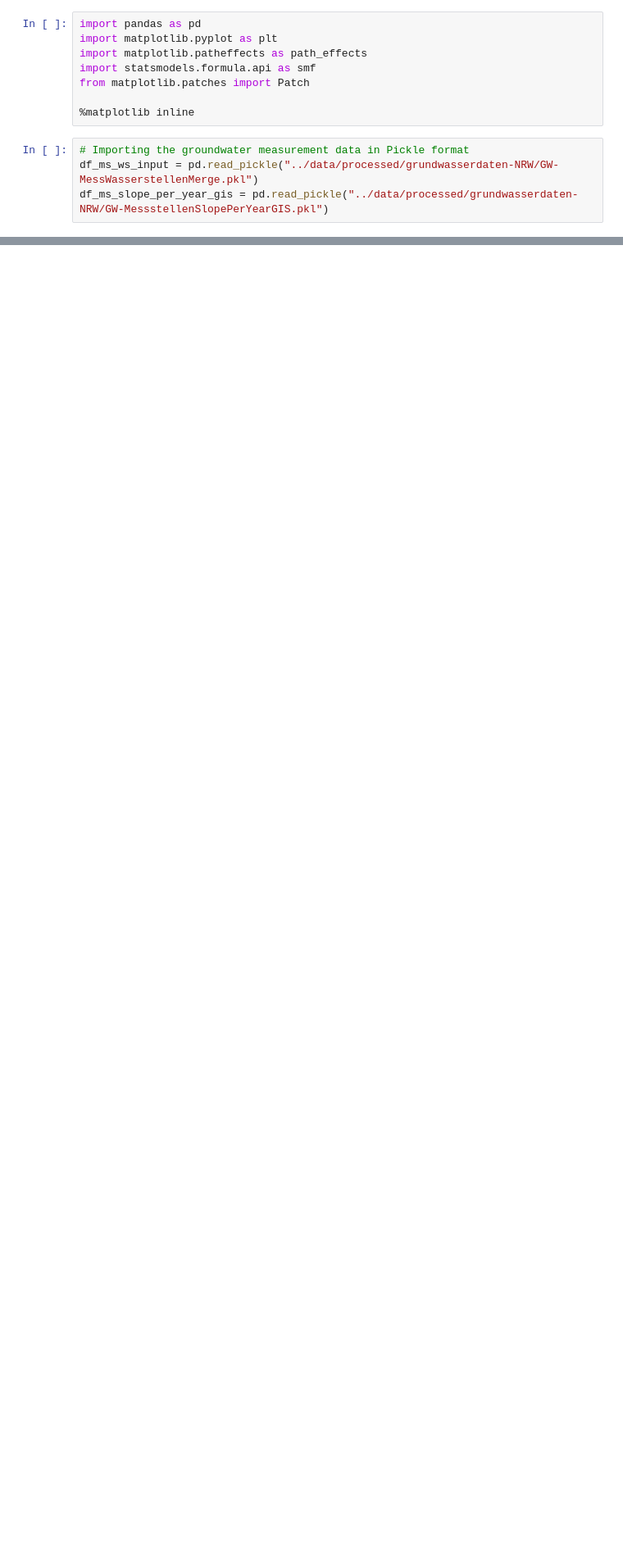
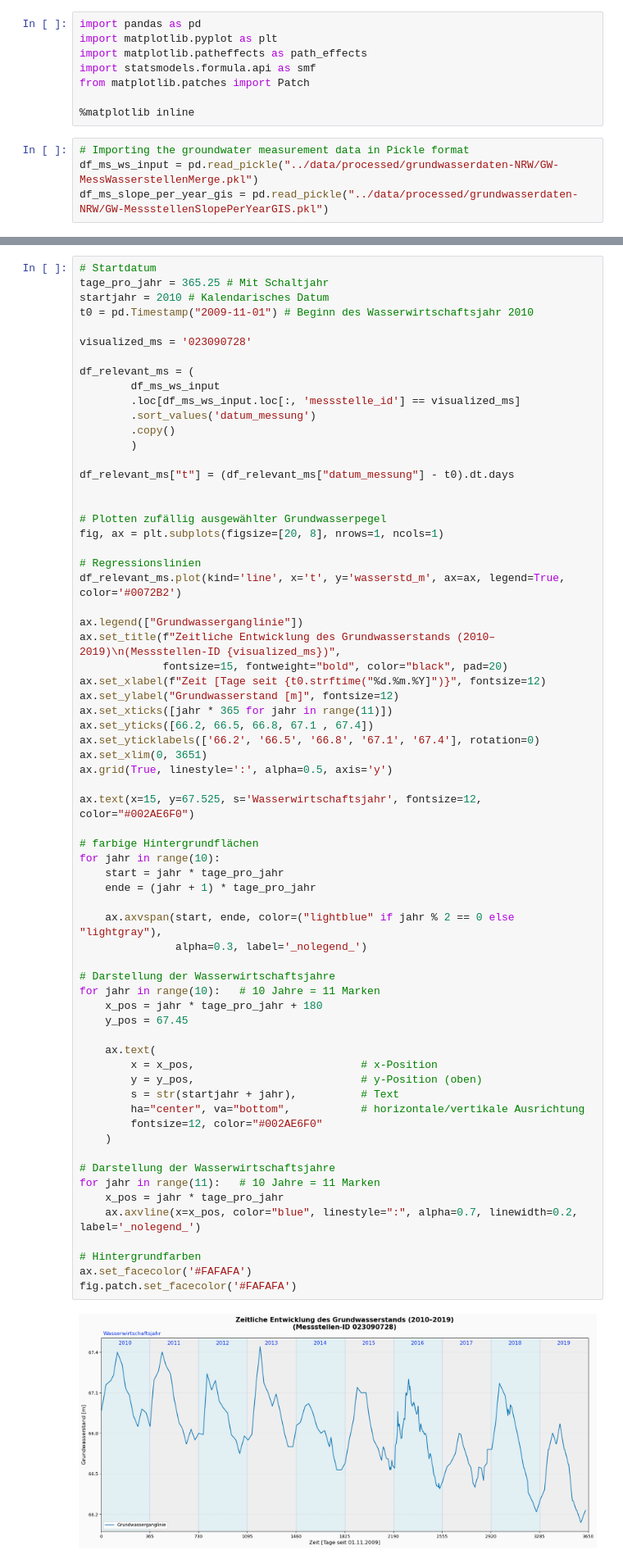
Before and after one commit to Maurinus83/DPP-GroundwaterNRW, a Jupyter notebook: notebooks/04_visualization_slope_per_year.ipynb, the cells around one changed output, grey strips where cells are left out. Shown at 82% size. Cells and saved outputs as stored; diff of their text form; blank space fills up the shorter version.

```diff
--- a/notebooks/04_visualization_slope_per_year.ipynb
+++ b/notebooks/04_visualization_slope_per_year.ipynb
@@ -88,0 +17,68 @@ fig.patch.set_facecolor('#FAFAFA')
+# %%
+# Startdatum
+tage_pro_jahr = 365.25 # Mit Schaltjahr
+startjahr = 2010 # Kalendarisches Datum
+t0 = pd.Timestamp("2009-11-01") # Beginn des Wasserwirtschaftsjahr 2010
+
+visualized_ms = '023090728'
+
+df_relevant_ms = (
+        df_ms_ws_input
+        .loc[df_ms_ws_input.loc[:, 'messstelle_id'] == visualized_ms]
+        .sort_values('datum_messung')
+        .copy()
+        )
+
+df_relevant_ms["t"] = (df_relevant_ms["datum_messung"] - t0).dt.days
+
+
+# Plotten zufällig ausgewählter Grundwasserpegel
+fig, ax = plt.subplots(figsize=[20, 8], nrows=1, ncols=1)
+
+# Regressionslinien
+df_relevant_ms.plot(kind='line', x='t', y='wasserstd_m', ax=ax, legend=True, color='#0072B2')
+
+ax.legend(["Grundwasserganglinie"])
+ax.set_title(f"Zeitliche Entwicklung des Grundwasserstands (2010–2019)\n(Messstellen-ID {visualized_ms})",
+             fontsize=15, fontweight="bold", color="black", pad=20)
+ax.set_xlabel(f"Zeit [Tage seit {t0.strftime("%d.%m.%Y]")}", fontsize=12)
+ax.set_ylabel("Grundwasserstand [m]", fontsize=12)
+ax.set_xticks([jahr * 365 for jahr in range(11)])
+ax.set_yticks([66.2, 66.5, 66.8, 67.1 , 67.4])
+ax.set_yticklabels(['66.2', '66.5', '66.8', '67.1', '67.4'], rotation=0)
+ax.set_xlim(0, 3651)
+ax.grid(True, linestyle=':', alpha=0.5, axis='y')
+
+ax.text(x=15, y=67.525, s='Wasserwirtschaftsjahr', fontsize=12, color="#002AE6F0")
+
+# farbige Hintergrundflächen
+for jahr in range(10):
+    start = jahr * tage_pro_jahr
+    ende = (jahr + 1) * tage_pro_jahr
+
+    ax.axvspan(start, ende, color=("lightblue" if jahr % 2 == 0 else "lightgray"),
+               alpha=0.3, label='_nolegend_')
+
+# Darstellung der Wasserwirtschaftsjahre
+for jahr in range(10):   # 10 Jahre = 11 Marken
+    x_pos = jahr * tage_pro_jahr + 180
+    y_pos = 67.45
+
+    ax.text(
+        x = x_pos,                          # x-Position
+        y = y_pos,                          # y-Position (oben)
+        s = str(startjahr + jahr),          # Text
+        ha="center", va="bottom",           # horizontale/vertikale Ausrichtung
+        fontsize=12, color="#002AE6F0"
+    )
+
+# Darstellung der Wasserwirtschaftsjahre
+for jahr in range(11):   # 10 Jahre = 11 Marken
+    x_pos = jahr * tage_pro_jahr
+    ax.axvline(x=x_pos, color="blue", linestyle=":", alpha=0.7, linewidth=0.2, label='_nolegend_')
+
+# Hintergrundfarben
+ax.set_facecolor('#FAFAFA')
+fig.patch.set_facecolor('#FAFAFA')
+# %% [output]
+[figure, added]
```
Also changed, not shown: parts of 10 cells of this notebook.
